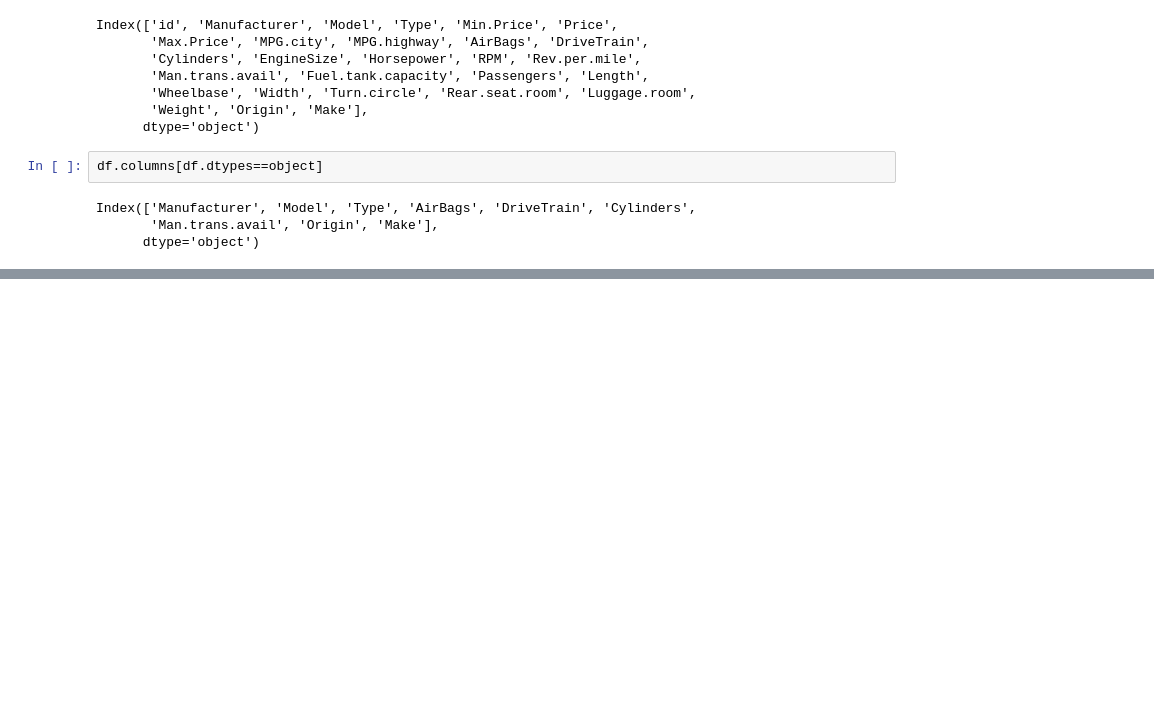
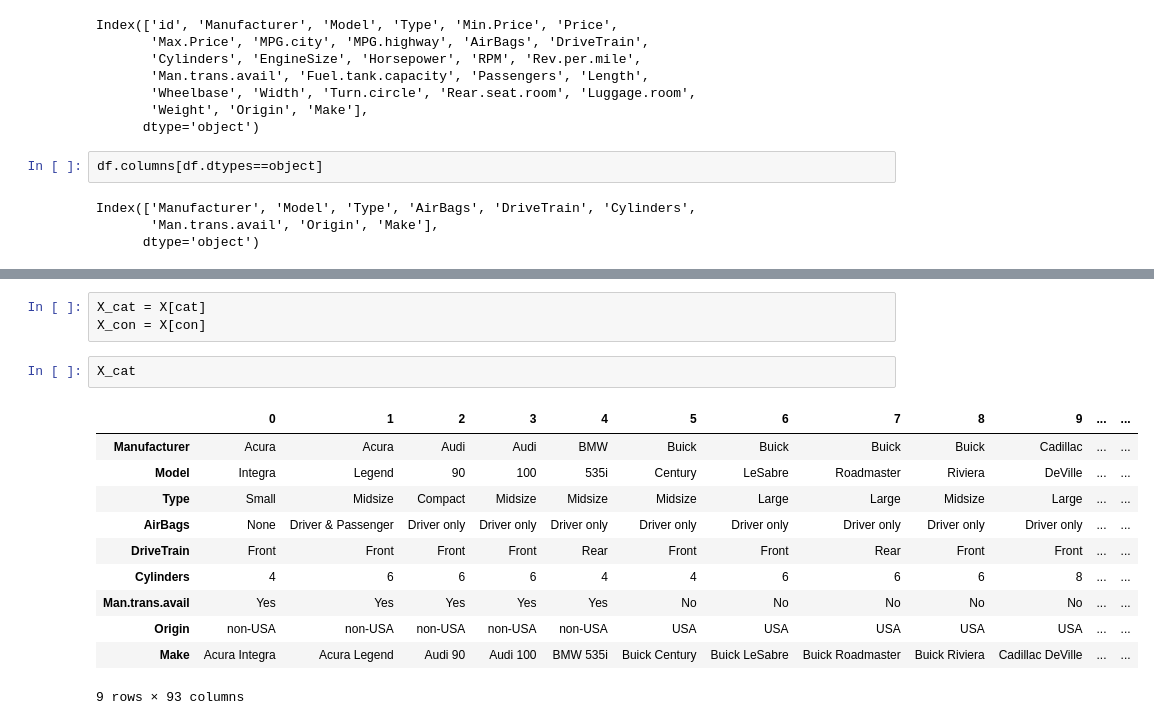
Before and after one commit to saurav13798/Machine-Learning, a Jupyter notebook: 3 Data Preprocessing/preprocessing file.ipynb, the cells around one changed output, grey strips where cells are left out. Drawn from its saved outputs; the diff is of its cells as text; blank space fills up the shorter version.

```diff
--- a/3 Data Preprocessing/preprocessing file.ipynb
+++ b/3 Data Preprocessing/preprocessing file.ipynb
@@ -85,0 +400,17 @@ Index(['Manufacturer', 'Model', 'Type', 'AirBags', 'DriveTrain', 'Cylinders',
+# %%
+X_cat = X[cat]
+X_con = X[con]
+# %%
+X_cat
+# %% [output]
+|  | 0 | 1 | 2 | 3 | 4 | 5 | 6 | 7 | 8 | 9 | ... | ... |
+| Manufacturer | Acura | Acura | Audi | Audi | BMW | Buick | Buick | Buick | Buick | Cadillac | ... | ... |
+| Model | Integra | Legend | 90 | 100 | 535i | Century | LeSabre | Roadmaster | Riviera | DeVille | ... | ... |
+| Type | Small | Midsize | Compact | Midsize | Midsize | Midsize | Large | Large | Midsize | Large | ... | ... |
+| AirBags | None | Driver & Passenger | Driver only | Driver only | Driver only | Driver only | Driver only | Driver only | Driver only | Driver only | ... | ... |
+| DriveTrain | Front | Front | Front | Front | Rear | Front | Front | Rear | Front | Front | ... | ... |
+| Cylinders | 4 | 6 | 6 | 6 | 4 | 4 | 6 | 6 | 6 | 8 | ... | ... |
+| Man.trans.avail | Yes | Yes | Yes | Yes | Yes | No | No | No | No | No | ... | ... |
+| Origin | non-USA | non-USA | non-USA | non-USA | non-USA | USA | USA | USA | USA | USA | ... | ... |
+| Make | Acura Integra | Acura Legend | Audi 90 | Audi 100 | BMW 535i | Buick Century | Buick LeSabre | Buick Roadmaster | Buick Riviera | Cadillac DeVille | ... | ... |
+9 rows × 93 columns
```
Also changed, not shown: parts of 62 cells of this notebook, 1 other file.
